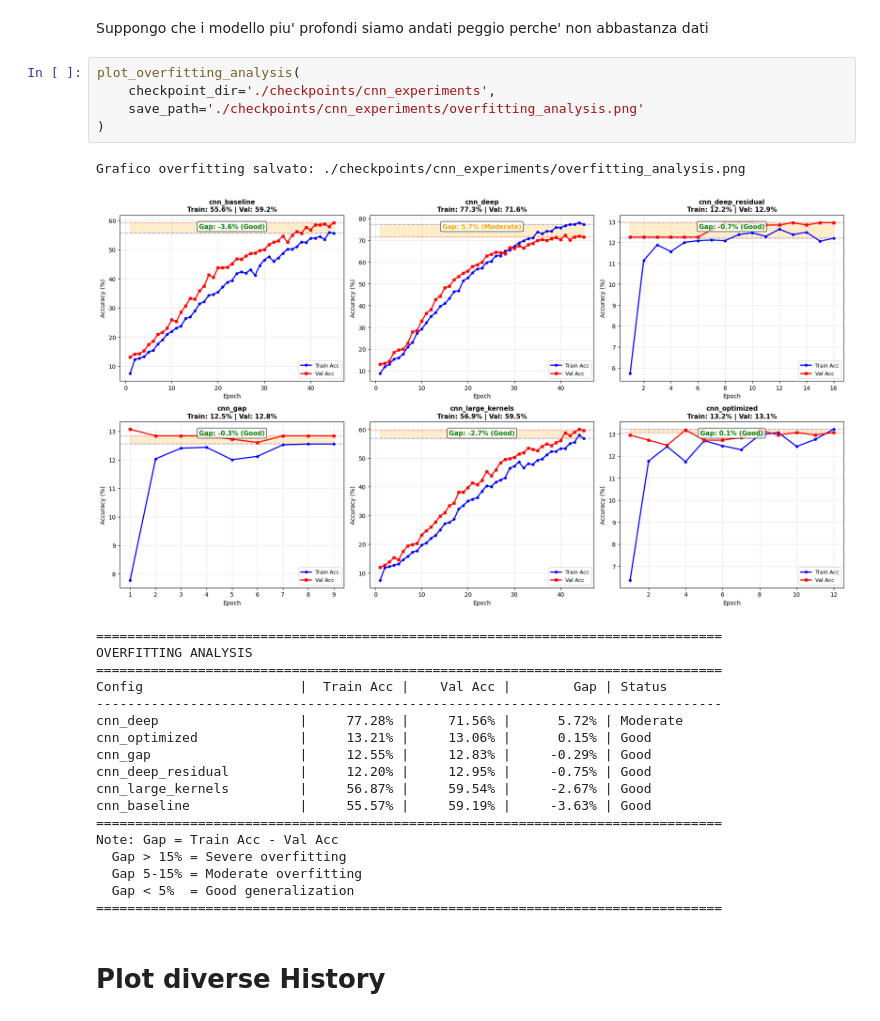
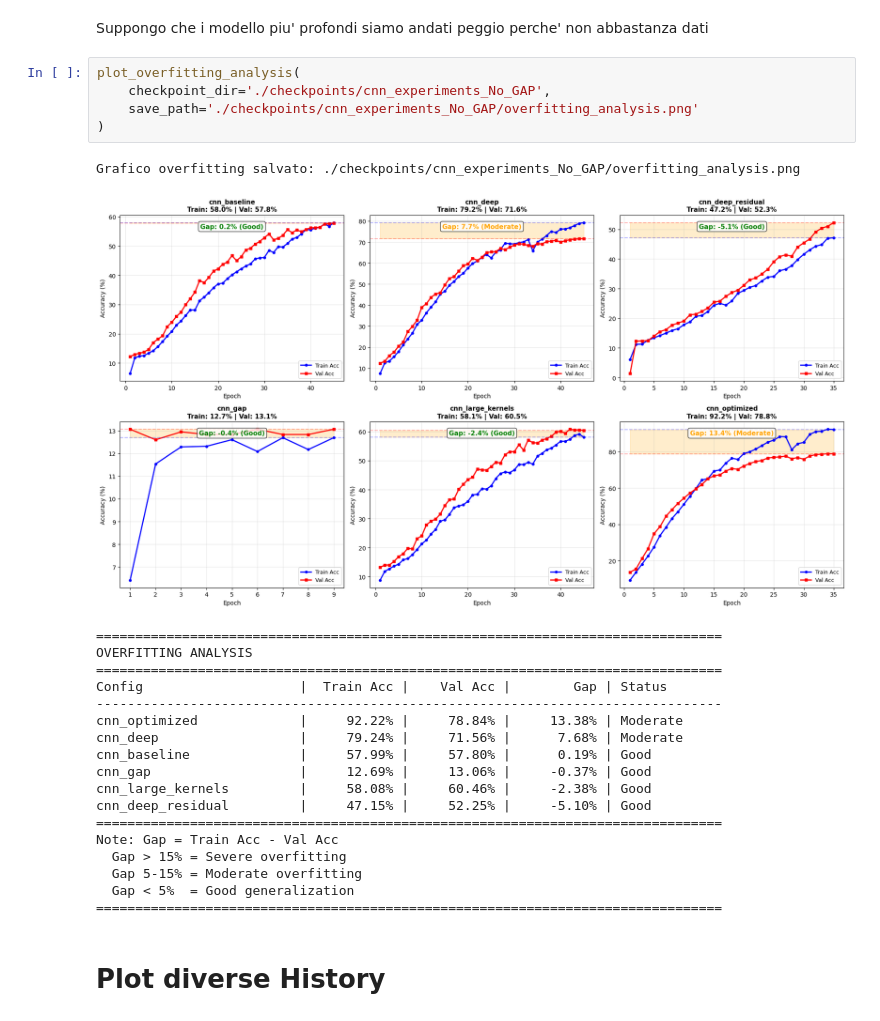
Before and after one commit to Moryuss/Progetto_DeepLearning_e_architetture_di_Reti_Neurali, a Jupyter notebook: Colabs/CNN_FaceRecognition.ipynb, the cells around one changed output. Cells and saved outputs as stored; diff of their text form.

```diff
--- a/Colabs/CNN_FaceRecognition.ipynb
+++ b/Colabs/CNN_FaceRecognition.ipynb
@@ -1695,23 +1589,23 @@ Best Model: cnn_deep with 72.25% accuracy
 Suppongo che i modello piu' profondi siamo andati peggio perche' non abbastanza dati
 # %%
 plot_overfitting_analysis(
-    checkpoint_dir='./checkpoints/cnn_experiments',
-    save_path='./checkpoints/cnn_experiments/overfitting_analysis.png'
+    checkpoint_dir='./checkpoints/cnn_experiments_No_GAP',
+    save_path='./checkpoints/cnn_experiments_No_GAP/overfitting_analysis.png'
 )
 # %% [output]
-Grafico overfitting salvato: ./checkpoints/cnn_experiments/overfitting_analysis.png
+Grafico overfitting salvato: ./checkpoints/cnn_experiments_No_GAP/overfitting_analysis.png
-[figure, old version]
+[figure, new version]
 ================================================================================
 OVERFITTING ANALYSIS
 ================================================================================
 Config                    |  Train Acc |    Val Acc |        Gap | Status
 --------------------------------------------------------------------------------
-cnn_deep                  |     77.28% |     71.56% |      5.72% | Moderate
-cnn_optimized             |     13.21% |     13.06% |      0.15% | Good
-cnn_gap                   |     12.55% |     12.83% |     -0.29% | Good
-cnn_deep_residual         |     12.20% |     12.95% |     -0.75% | Good
-cnn_large_kernels         |     56.87% |     59.54% |     -2.67% | Good
-cnn_baseline              |     55.57% |     59.19% |     -3.63% | Good
+cnn_optimized             |     92.22% |     78.84% |     13.38% | Moderate
+cnn_deep                  |     79.24% |     71.56% |      7.68% | Moderate
+cnn_baseline              |     57.99% |     57.80% |      0.19% | Good
+cnn_gap                   |     12.69% |     13.06% |     -0.37% | Good
+cnn_large_kernels         |     58.08% |     60.46% |     -2.38% | Good
+cnn_deep_residual         |     47.15% |     52.25% |     -5.10% | Good
 ================================================================================
 Note: Gap = Train Acc - Val Acc
   Gap > 15% = Severe overfitting
```
Also changed, not shown: parts of 8 cells of this notebook.
